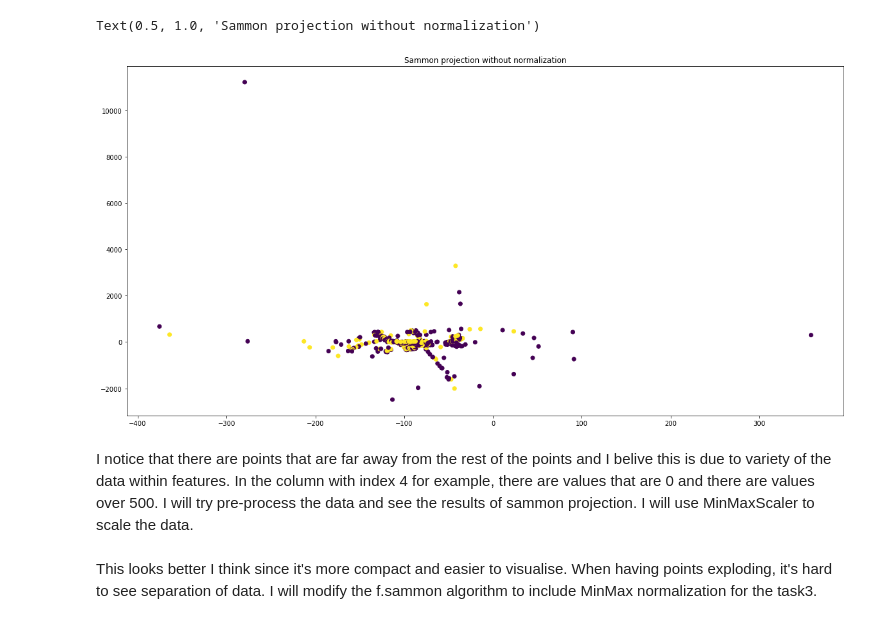
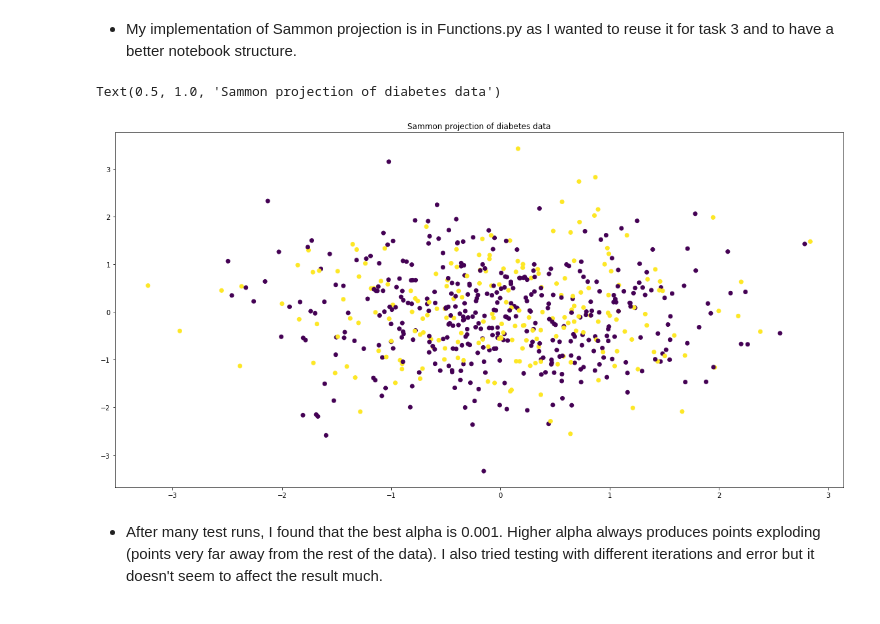
Before and after one commit to djolodjolo23/machine_learning_a4, a Jupyter notebook: Exercise2.ipynb, the cells around one changed output. Drawn from its saved outputs; the diff is of its cells as text; code cells hidden in the pictures.

```diff
--- a/Exercise2.ipynb
+++ b/Exercise2.ipynb
@@ -12,17 +11,17 @@ y = data['Outcome'].to_numpy()
 iterations = 100
 error = 0.0001
 alpha = 0.001
+# %% [markdown]
+- My implementation of Sammon projection is in Functions.py as I wanted to reuse it for task 3 and to have a better notebook structure.
 # %%
 y_sammon = f.sammon(X, iterations, error, alpha)
 # %%
 from matplotlib import pyplot as plt
 fig, ax = plt.subplots(1, figsize=(20, 10))
 ax.scatter(y_sammon[:, 0], y_sammon[:, 1], c=y)
-ax.set_title('Sammon projection without normalization')
+ax.set_title('Sammon projection of diabetes data')
 # %% [output]
-Text(0.5, 1.0, 'Sammon projection without normalization')
+Text(0.5, 1.0, 'Sammon projection of diabetes data')
-[figure, old version]
+[figure, new version]
-# %% [markdown]
-I notice that there are points that are far away from the rest of the points and I belive this is due to variety of the data within features. In the column with index 4 for example, there are values that are 0 and there are values over 500. I will try pre-process the data and see the results of sammon projection. I will use MinMaxScaler to scale the data.
-# %% [markdown]
-This looks better I think since it's more compact and easier to visualise. When having points exploding, it's hard to see separation of data. I will modify the f.sammon algorithm to include MinMax normalization for the task3.
+# %% [markdown]
+- After many test runs, I found that the best alpha is 0.001. Higher alpha always produces points exploding (points very far away from the rest of the data). I also tried testing with different iterations and error but it doesn't seem to affect the result much.
```
Also changed, not shown: parts of 1 cell of this notebook, 6 other files.
